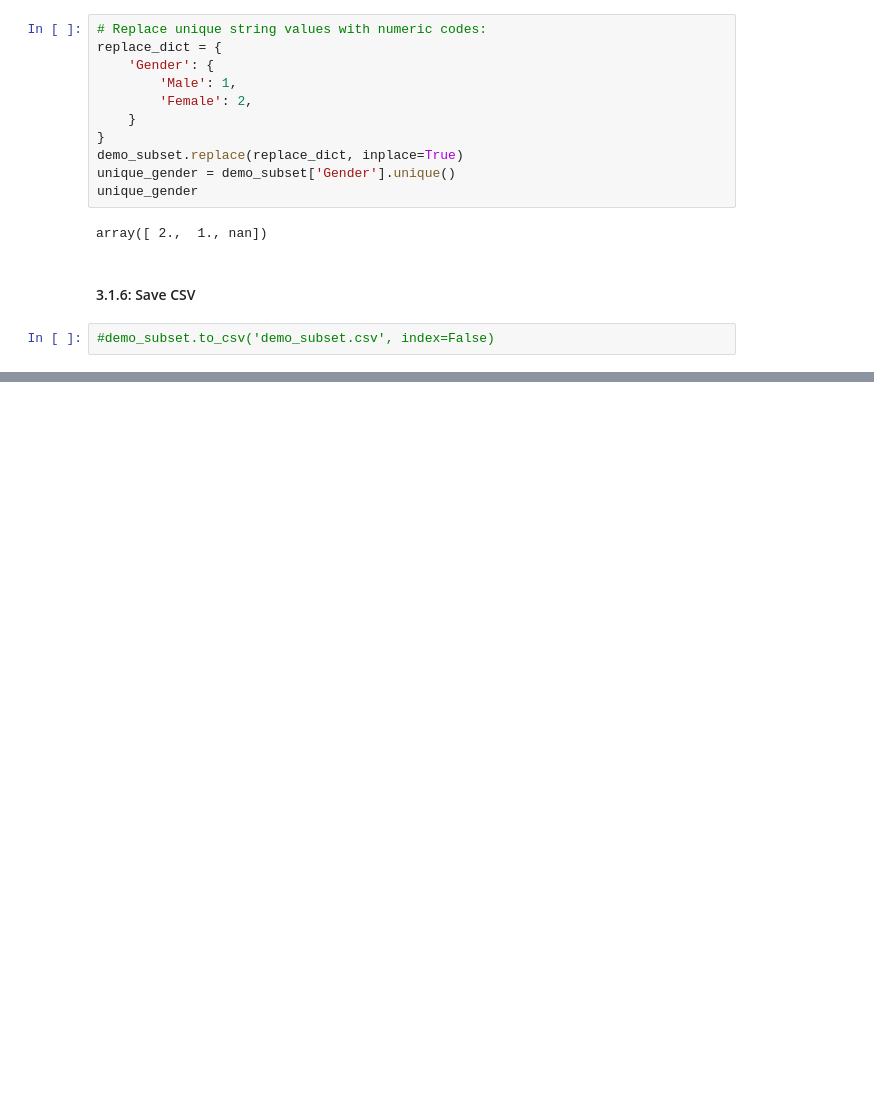
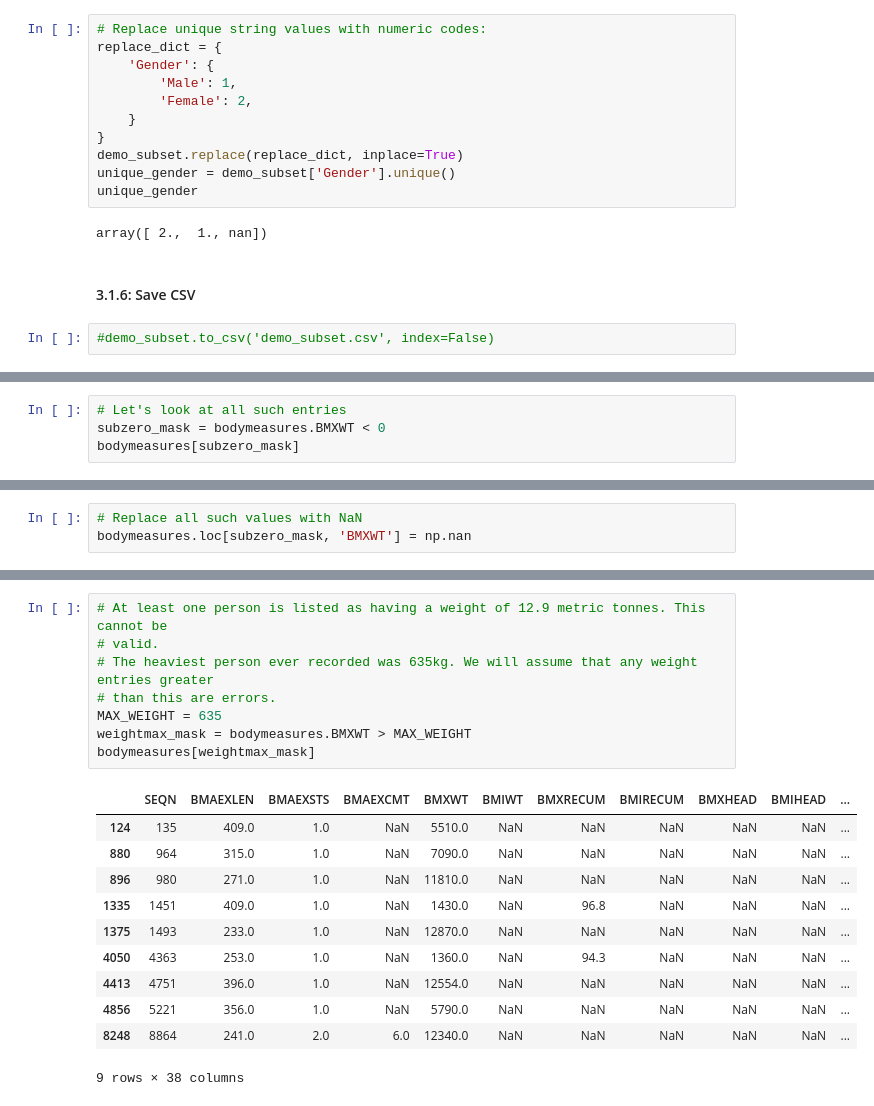
Before and after one commit to Crossroadsman/python-notes, a Jupyter notebook: libraries/pandas/Data Cleaning, Preparation.ipynb, the cells around one changed output, grey strips where cells are left out. Saved outputs shown, nothing was run; the diff lists cells and outputs as text; blank space fills up the shorter version.

```diff
--- a/libraries/pandas/Data Cleaning, Preparation.ipynb
+++ b/libraries/pandas/Data Cleaning, Preparation.ipynb
@@ -301,0 +647,4 @@ array([ 2.,  1., nan])
+# %%
+# Let's look at all such entries
+subzero_mask = bodymeasures.BMXWT < 0
+bodymeasures[subzero_mask]
@@ -301,0 +660,3 @@ array([ 2.,  1., nan])
+# %%
+# Replace all such values with NaN
+bodymeasures.loc[subzero_mask, 'BMXWT'] = np.nan
@@ -301,0 +727,20 @@ array([ 2.,  1., nan])
+# %%
+# At least one person is listed as having a weight of 12.9 metric tonnes. This cannot be
+# valid.
+# The heaviest person ever recorded was 635kg. We will assume that any weight entries greater
+# than this are errors.
+MAX_WEIGHT = 635
+weightmax_mask = bodymeasures.BMXWT > MAX_WEIGHT
+bodymeasures[weightmax_mask]
+# %% [output]
+|  | SEQN | BMAEXLEN | BMAEXSTS | BMAEXCMT | BMXWT | BMIWT | BMXRECUM | BMIRECUM | BMXHEAD | BMIHEAD | ... |
+| 124 | 135 | 409.0 | 1.0 | NaN | 5510.0 | NaN | NaN | NaN | NaN | NaN | ... |
+| 880 | 964 | 315.0 | 1.0 | NaN | 7090.0 | NaN | NaN | NaN | NaN | NaN | ... |
+| 896 | 980 | 271.0 | 1.0 | NaN | 11810.0 | NaN | NaN | NaN | NaN | NaN | ... |
+| 1335 | 1451 | 409.0 | 1.0 | NaN | 1430.0 | NaN | 96.8 | NaN | NaN | NaN | ... |
+| 1375 | 1493 | 233.0 | 1.0 | NaN | 12870.0 | NaN | NaN | NaN | NaN | NaN | ... |
+| 4050 | 4363 | 253.0 | 1.0 | NaN | 1360.0 | NaN | 94.3 | NaN | NaN | NaN | ... |
+| 4413 | 4751 | 396.0 | 1.0 | NaN | 12554.0 | NaN | NaN | NaN | NaN | NaN | ... |
+| 4856 | 5221 | 356.0 | 1.0 | NaN | 5790.0 | NaN | NaN | NaN | NaN | NaN | ... |
+| 8248 | 8864 | 241.0 | 2.0 | 6.0 | 12340.0 | NaN | NaN | NaN | NaN | NaN | ... |
+9 rows × 38 columns
```
Also changed, not shown: parts of 67 cells of this notebook, 2 other files.
